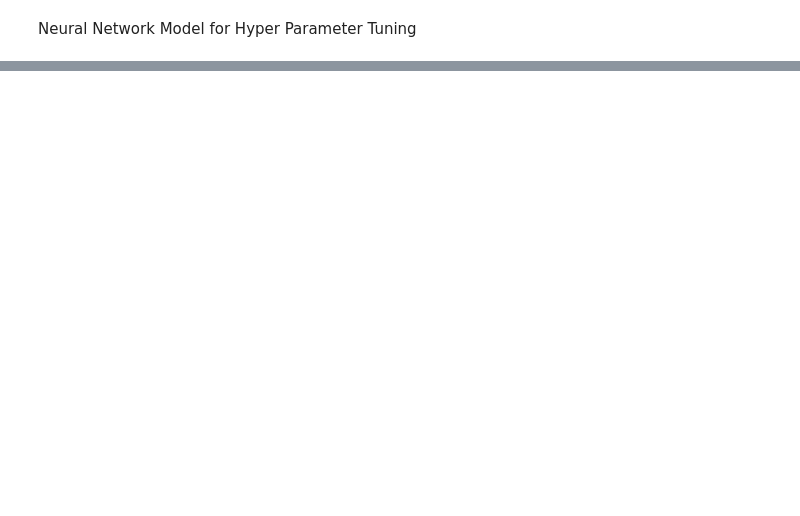
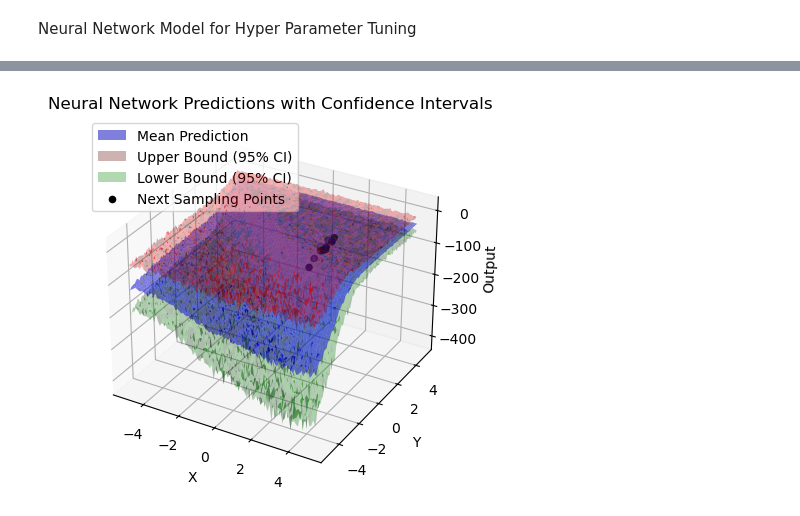
Before and after one commit to ScoutCodes/SMILE, a Jupyter notebook: BayesOpt_Code/BNN_V4.ipynb, the cells around one changed output, grey strips where cells are left out. Drawn from its saved outputs; the diff is of its cells as text; code cells hidden in the pictures; blank space fills up the shorter version.

Commit message:
Expanding on NN model

```diff
--- a/BayesOpt_Code/BNN_V4.ipynb
+++ b/BayesOpt_Code/BNN_V4.ipynb
@@ -343,2 +248,0 @@ Epoch 109/109
-# %%
-df = perform_iteration(df)
@@ -384,2 +248,0 @@ df
-# %%
-df = perform_iteration(df)
@@ -405,2 +248,0 @@ Epoch 190/190
-# %%
-df = perform_iteration(df)
@@ -426,2 +248,0 @@ Epoch 123/123
-# %%
-df = perform_iteration(df)
@@ -466,0 +249,92 @@ df
+# %%
+# Define probability function based on model uncertainty
+def p(x):
+    x_reshaped = x.reshape(1, -1)
+    mean, std = mc_dropout_predictions(best_model, x_reshaped)
+
+    mean = mean.ravel()
+    std = std.ravel()
+
+    return np.max([mean[0] + 1.96 * std[0] - df['sim_z'].median(), 0])
+
+# Metropolis step proposal distribution N(0,sig**2)
+def metropolis_step(x, sig):
+    prop_x = x + np.random.normal(0, sig, size=x.shape)
+    u = np.random.uniform(0, 1)
+    if u < np.min([1.0, p(prop_x) / p(x)]):
+        return prop_x
+    else:
+        return x
+
+# Metropolis-Hastings Sampler
+def mh_sampler(sig, sample_size, burn_in, lag):
+    x = df[['x', 'y']].iloc[np.argmax(df['sim_z'])].values.reshape(1, -1)
+    for _ in range(burn_in):
+        x = metropolis_step(x, sig)
+    samples = x
+    for _ in range(sample_size - 1):
+        for _ in range(lag):
+            x = metropolis_step(x, sig)
+        samples = np.vstack((samples, x))
+    return samples
+
+# Generate new points using MH sampler
+new_points = mh_sampler(0.1, 10, 100, 10)
+
+# Convert new points to dataframe
+new_points_df = pd.DataFrame(new_points, columns=['x', 'y'])
+
+# Add simulated responses for new points
+new_points_df['z'] = branin(new_points_df['x'], new_points_df['y']) + ran_err(10, 0.05)
+new_points_df["a"] = result.x[0]
+new_points_df["b"] = result.x[1]
+new_points_df["sim_z"] = sim_eval(new_points_df['x'], new_points_df['y'], result.x[0], result.x[1])
+new_points_df["diff"] = new_points_df["z"] - new_points_df["sim_z"]
+
+# Add new points to original dataframe
+# df = pd.concat([df, new_points_df], axis=0, ignore_index=True)
+
+# Produce Meshgrid of results with C.I.
+x1_range = np.linspace(-5, 5, 100)
+x2_range = np.linspace(-5, 5, 100)
+
+x1_grid, x2_grid = np.meshgrid(x1_range, x2_range)
+x_grid = np.c_[x1_grid.ravel(), x2_grid.ravel()]
+
+x_grid_scaled = scaler_x.transform(x_grid)
+
+# Perform MC Dropout predictions for entire meshgrid
+pred_mean, pred_std = mc_dropout_predictions(best_model, x_grid_scaled)
+
+# Reshape predictions back to grid shape
+pred_mean_grid = pred_mean.reshape(x1_grid.shape)
+pred_upper_grid = (pred_mean + (1.96 * pred_std)).reshape(x1_grid.shape)
+pred_lower_grid = (pred_mean - (1.96 * pred_std)).reshape(x1_grid.shape)
+
+# Plotting the predictions with confidence intervals and next sampling points
+fig = plt.figure()
+ax = fig.add_subplot(111, projection='3d')
+
+# Plot the mean prediction surface
+mean_surface = ax.plot_surface(x1_grid, x2_grid, pred_mean_grid, color='blue', alpha=0.5, label='Mean Prediction')
+
+# Plot the upper and lower confidence intervals
+upper_surface = ax.plot_surface(x1_grid, x2_grid, pred_upper_grid, color='red', alpha=0.3, label='Upper Bound (95% CI)')
+lower_surface = ax.plot_surface(x1_grid, x2_grid, pred_lower_grid, color='green', alpha=0.3, label='Lower Bound (95% CI)')
+
+# Plot the next sampling points from MH
+ax.scatter(new_points[:, 0], new_points[:, 1], new_points_df['z'], color='black', marker='o', label='Next Sampling Points')
+
+# Customize the plot
+ax.set_title('Neural Network Predictions with Confidence Intervals')
+ax.set_xlabel('X')
+ax.set_ylabel('Y')
+ax.set_zlabel('Output')
+
+# Legend
+ax.legend(loc='upper left')
+
+# Show the plot
+plt.show()
+# %% [output]
+[figure, added]
```
Also changed, not shown: parts of 16 cells of this notebook, 18 other files.
